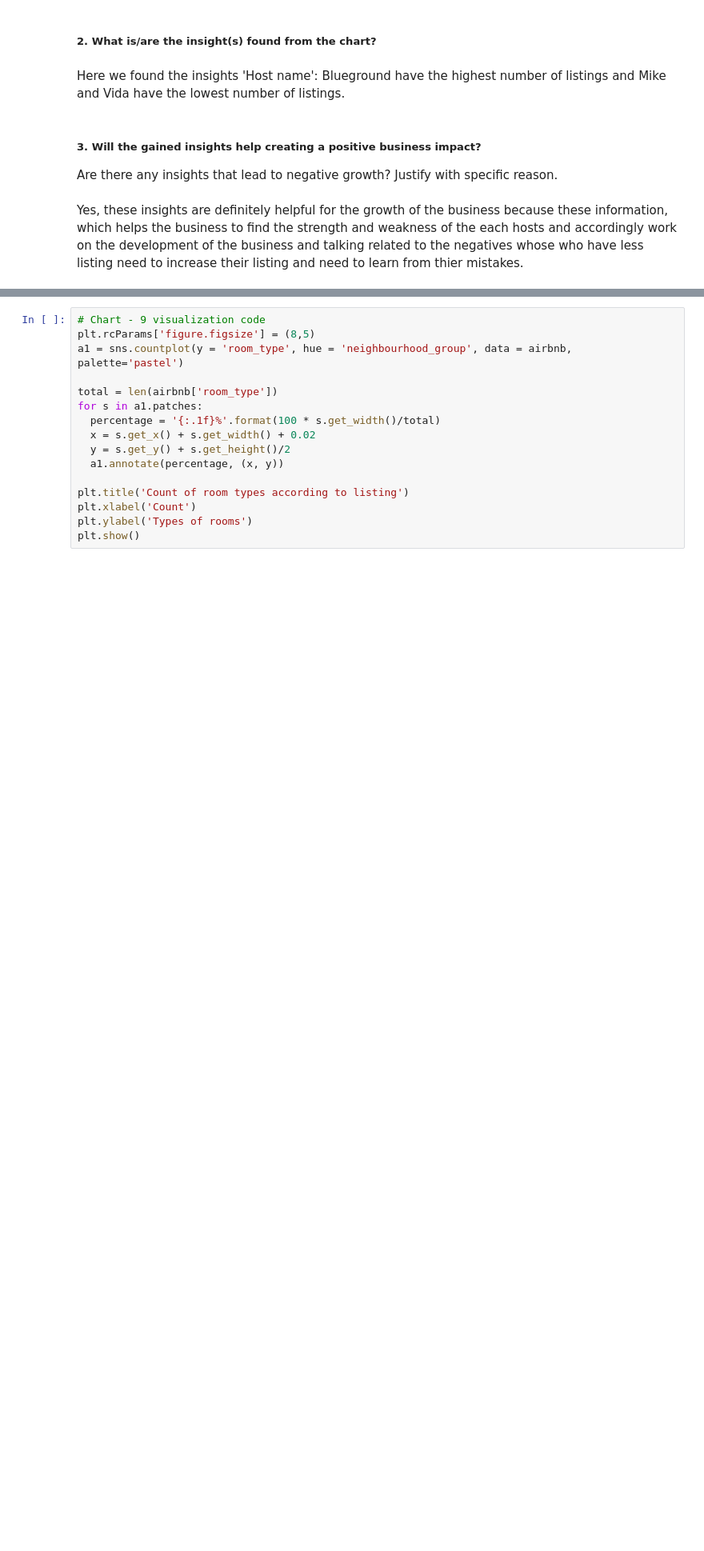
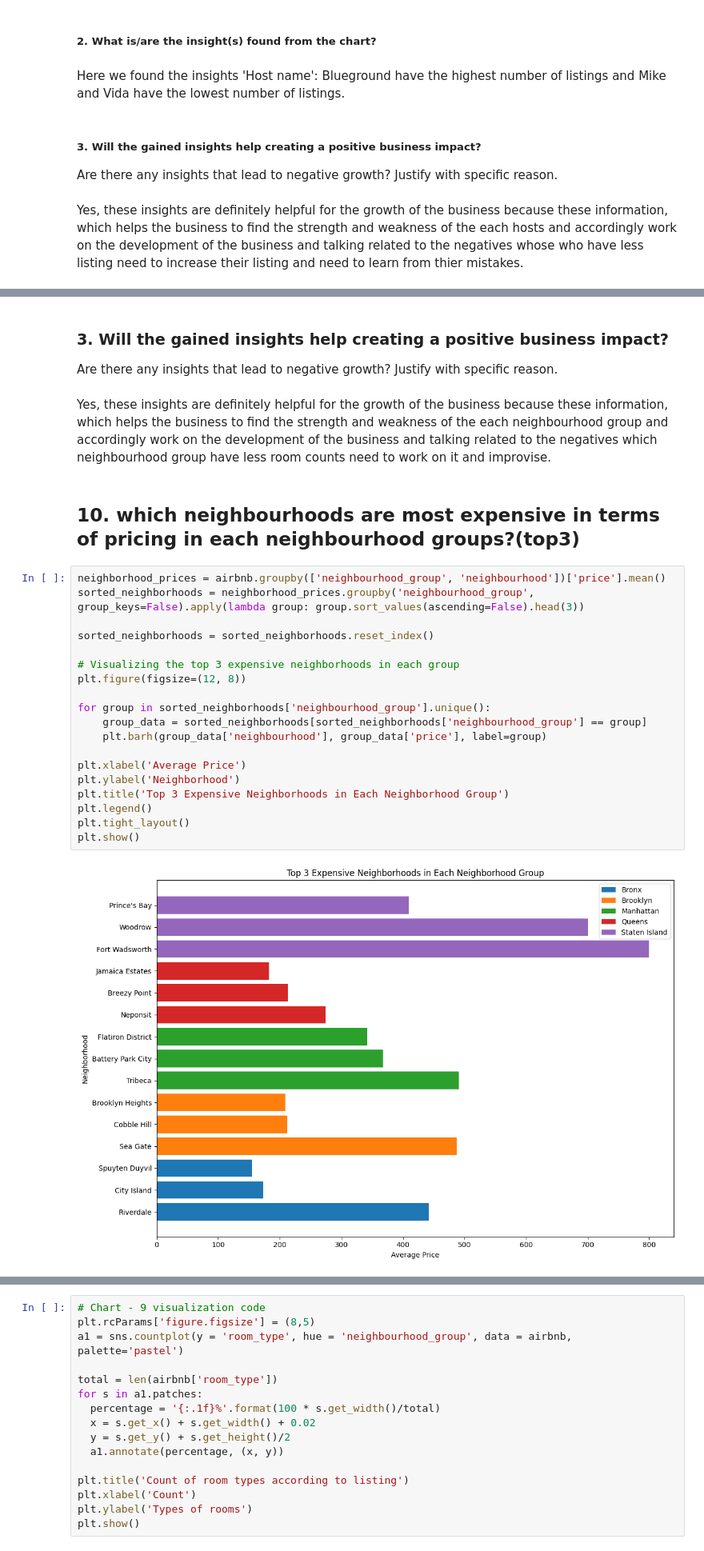
Before and after one commit to OmprakashDebata/Eda-Project-Airbnb, a Jupyter notebook: EDA_Airbnb_Submission.ipynb, the cells around one changed output, grey strips where cells are left out. Shown at 80% size. Drawn from its saved outputs; the diff is of its cells as text; blank space fills up the shorter version.

```diff
--- a/EDA_Airbnb_Submission.ipynb
+++ b/EDA_Airbnb_Submission.ipynb
@@ -729,0 +793,28 @@ Yes, these insights are definitely helpful for the growth of the business becaus
+# %% [markdown]
+### 3. Will the gained insights help creating a positive business impact?
+Are there any insights that lead to negative growth? Justify with specific reason.
+# %% [markdown]
+Yes, these insights are definitely helpful for the growth of the business because these information, which helps the business to find the strength and weakness of the each neighbourhood group and accordingly work on the development of the business and talking related to the negatives which neighbourhood group have less room counts need to work on it and improvise.
+# %% [markdown]
+## **10. which neighbourhoods are most expensive in terms of pricing in each neighbourhood groups?(top3)**
+# %%
+neighborhood_prices = airbnb.groupby(['neighbourhood_group', 'neighbourhood'])['price'].mean()
+sorted_neighborhoods = neighborhood_prices.groupby('neighbourhood_group', group_keys=False).apply(lambda group: group.sort_values(ascending=False).head(3))
+
+sorted_neighborhoods = sorted_neighborhoods.reset_index()
+
+# Visualizing the top 3 expensive neighborhoods in each group
+plt.figure(figsize=(12, 8))
+
+for group in sorted_neighborhoods['neighbourhood_group'].unique():
+    group_data = sorted_neighborhoods[sorted_neighborhoods['neighbourhood_group'] == group]
+    plt.barh(group_data['neighbourhood'], group_data['price'], label=group)
+
+plt.xlabel('Average Price')
+plt.ylabel('Neighborhood')
+plt.title('Top 3 Expensive Neighborhoods in Each Neighborhood Group')
+plt.legend()
+plt.tight_layout()
+plt.show()
+# %% [output]
+[figure, added]
```
Also changed, not shown: parts of 19 cells of this notebook.
